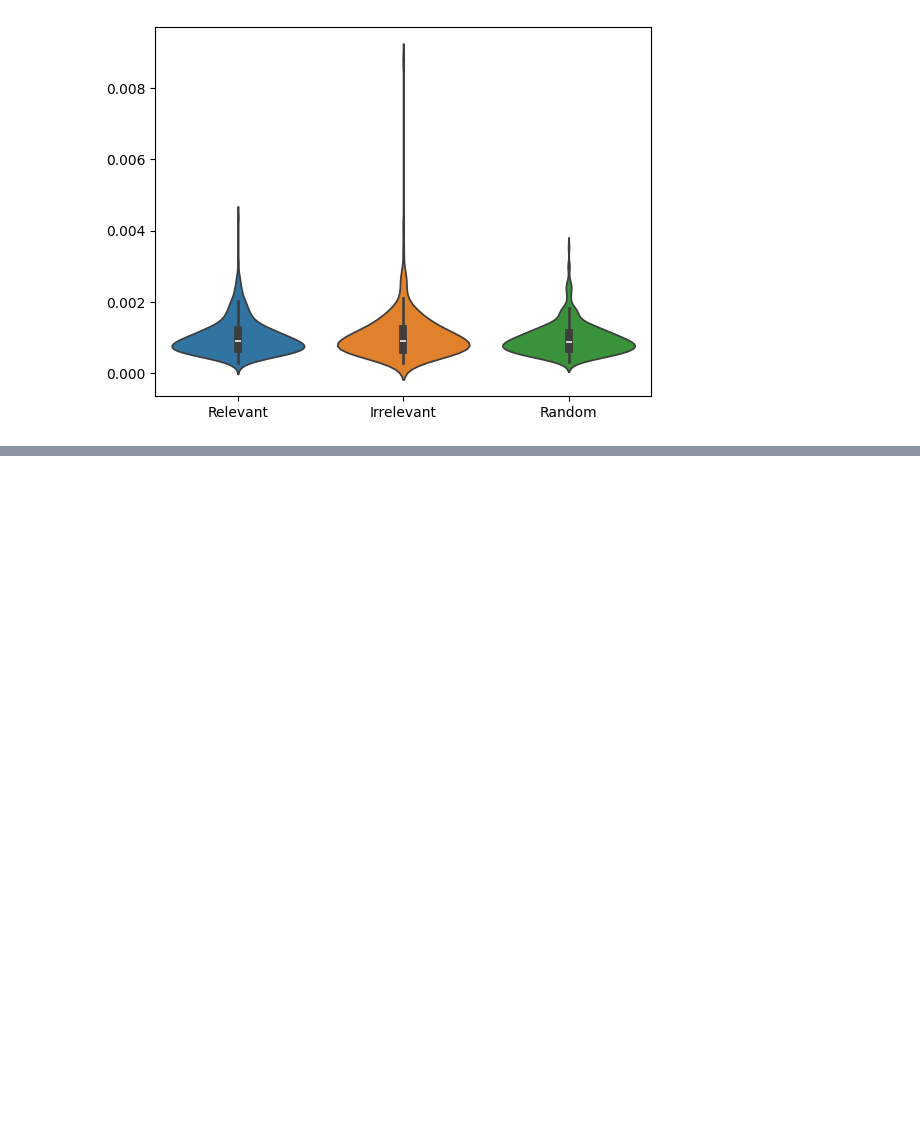
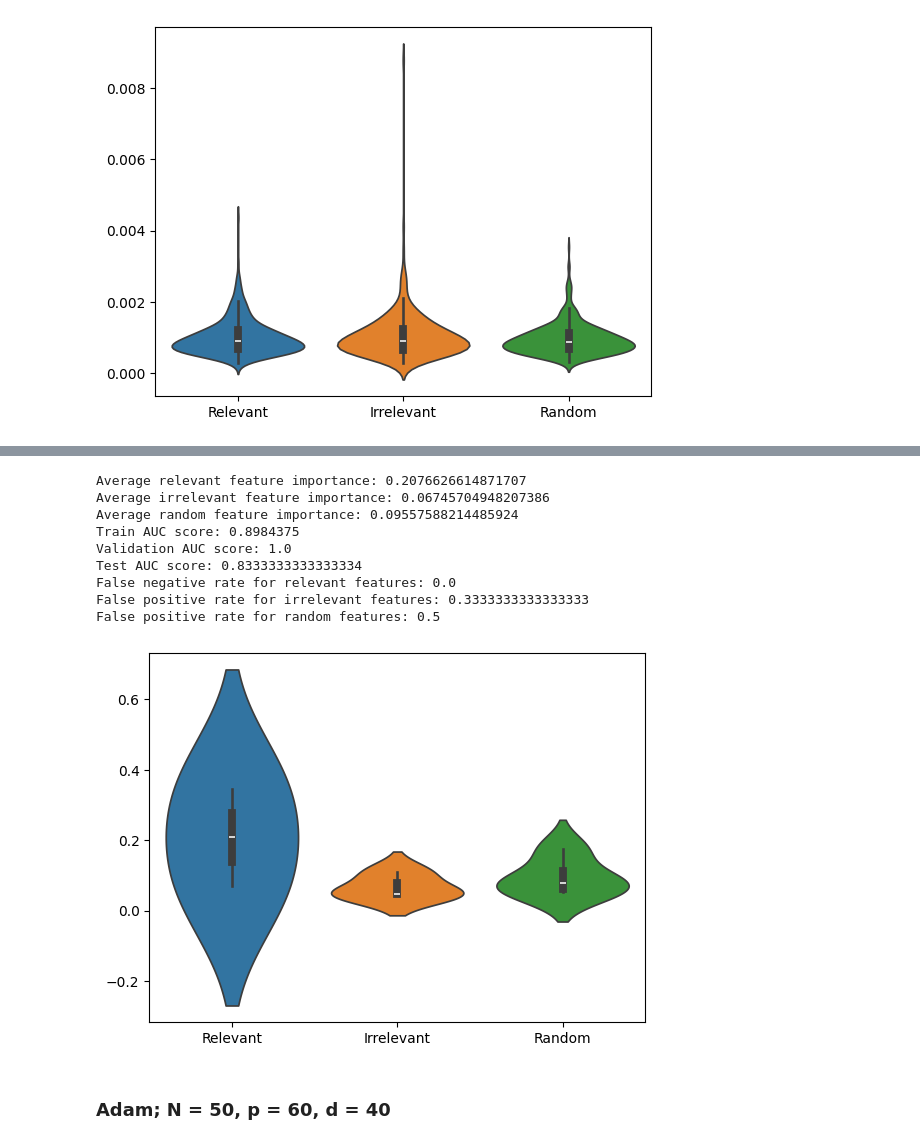
Before and after one commit to marcoBmota8/DLCausalOptimization, a Jupyter notebook: TabNet_Tests.ipynb, the cells around one changed output, grey strips where cells are left out. Cells and saved outputs as stored; diff of their text form; code cells hidden in the pictures; blank space fills up the shorter version.

Commit message:
added adam results

```diff
--- a/TabNet_Tests.ipynb
+++ b/TabNet_Tests.ipynb
@@ -561,0 +564,2 @@ sgd_df.to_csv(os.path.join("Results/SGD", "sgd_data.csv"), index=False)
+# %%
+adam_df = pd.DataFrame(columns=['n', 'p', 'd', 'rel_imp', 'irrel_imp', 'rand_imp', 'train_auc', 'valid_auc', 'test_auc', 'fn_rel', 'fp_irrel', 'fp_rand'])
@@ -561,0 +568,6 @@ sgd_df.to_csv(os.path.join("Results/SGD", "sgd_data.csv"), index=False)
+# %%
+data, info = get_files(50, 6, 4)
+data, relevant_nodes, irrelevant_nodes, random_nodes = reorder_data(data, info)
+X_train, y_train, X_valid, y_valid, X_test, y_test, cat_idxs, cat_dims = preprocess(data)
+clf = generate_classifier(cat_idxs, cat_dims, optimizer = adam)
+clf_adam_50_6_4 = train(clf, X_train, y_train, X_valid, y_valid)
@@ -561,0 +592,35 @@ sgd_df.to_csv(os.path.join("Results/SGD", "sgd_data.csv"), index=False)
+# %%
+feature_importances, relevant, irrelevant, random, violin_plot = compute_importance(clf_adam_50_6_4, relevant_nodes, irrelevant_nodes, random_nodes)
+print("Average relevant feature importance:", np.mean(relevant))
+print("Average irrelevant feature importance:", np.mean(irrelevant))
+print("Average random feature importance:", np.mean(random))
+
+train_auc, valid_auc, test_auc = compute_auc(clf_adam_50_6_4, X_train, y_train, X_valid, y_valid, X_test, y_test)
+print("Train AUC score:", train_auc)
+print("Validation AUC score:", valid_auc)
+print("Test AUC score:", test_auc)
+
+fn_relevant, fp_irrelevant, fp_random = false_rates(feature_importances, relevant, irrelevant, random)
+print("False negative rate for relevant features:", fn_relevant)
+print("False positive rate for irrelevant features:", fp_irrelevant)
+print("False positive rate for random features:", fp_random)
+
+plt.savefig(os.path.join("Results/Adam", "violin_plot_adam_50_6_4.png"))
+new_row = {'n': 50, 'p': 6, 'd': 4,
+           'rel_imp': np.mean(relevant), 'irrel_imp': np.mean(irrelevant), 'rand_imp': np.mean(random),
+           'train_auc': train_auc, 'valid_auc': valid_auc, 'test_auc': test_auc,
+           'fn_rel': fn_relevant, 'fp_irrel': fp_irrelevant, 'fp_rand': fp_random}
+adam_df = pd.concat([adam_df, pd.DataFrame([new_row])], ignore_index=True)
+# %% [output]
+Average relevant feature importance: 0.2076626614871707
+Average irrelevant feature importance: 0.06745704948207386
+Average random feature importance: 0.09557588214485924
+Train AUC score: 0.8984375
+Validation AUC score: 1.0
+Test AUC score: 0.8333333333333334
+False negative rate for relevant features: 0.0
+False positive rate for irrelevant features: 0.3333333333333333
+False positive rate for random features: 0.5
+[figure, added]
+# %% [markdown]
+### Adam; N = 50, p = 60, d = 40
```
Also changed, not shown: parts of 27 cells of this notebook, 10 other files.
